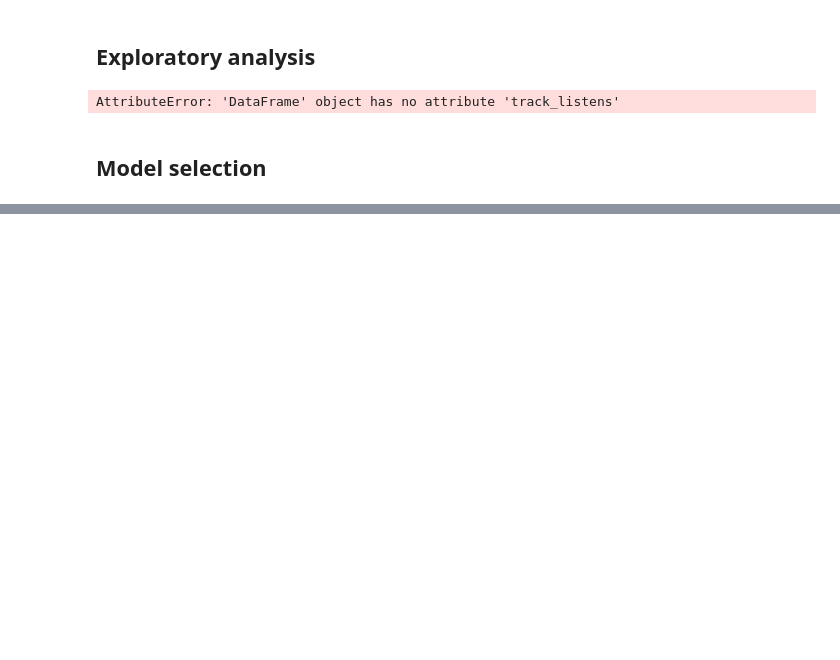
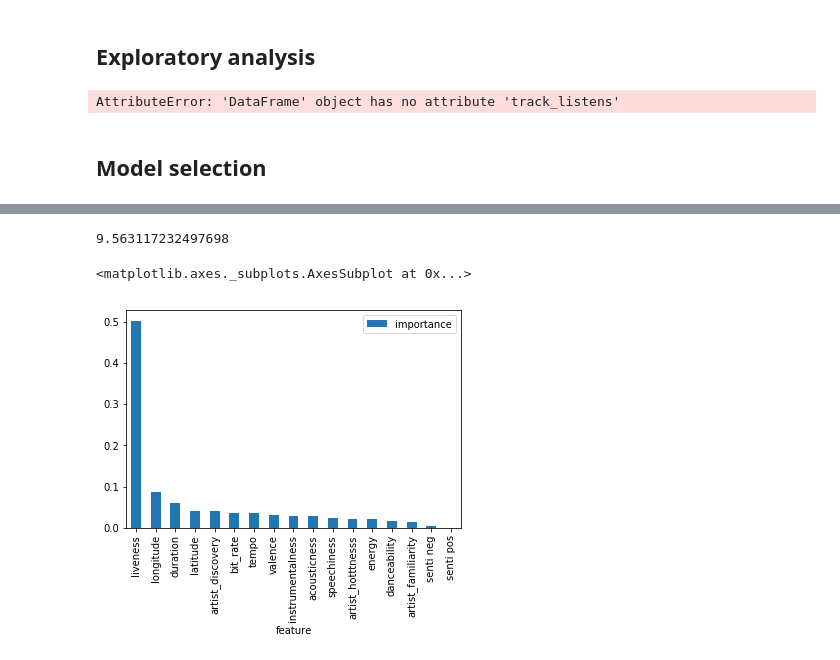
Before and after one commit to kathyyli/DS_project, a Jupyter notebook: DS project v2.ipynb, the cells around one changed output, grey strips where cells are left out. Cells and saved outputs as stored; diff of their text form; code cells hidden in the pictures; blank space fills up the shorter version.

```diff
--- a/DS project v2.ipynb
+++ b/DS project v2.ipynb
@@ -404,13 +442,41 @@ AttributeError: 'DataFrame' object has no attribute 'track_listens'
 # %%
 # Train random forest regression model
 
 # Regularize using L^1 penalty due to large number of features - pick optimal penalty and compare R^2
 
 # Use GridSearchCV with at least 2-fold validation
 
 # Check resulting model on 5 random folds of data
 
 # Plot coefficients for resulting model
+from sklearn.ensemble import RandomForestRegressor
+from sklearn.model_selection import train_test_split
+
+y = Rock_10[['track_listens']].values
+X=Rock_10.drop(['track_listens','track_ID'],axis=1).values
+scaler = preprocessing.StandardScaler()
+X_scaled = scaler.fit_transform(X)
+y_scaled = scaler.fit_transform(y.reshape(-1, 1))
+
+
+X_train, X_test, y_train, y_test = train_test_split(X_scaled, y_scaled, test_size=0.2, random_state=7)
+
+
+random_forest = RandomForestRegressor(n_estimators=100)
+random_forest.fit(X_train, y_train)
+
+Y_prediction = random_forest.predict(X_test)
+
+random_forest.score(X_test, y_test)
+acc_random_forest = random_forest.score(X_test, y_test) * 100
+print(acc_random_forest)
+importances = pd.DataFrame({'feature':Rock_10.drop(['track_listens','track_ID'],axis=1).columns,'importance':random_forest.feature_importances_})
+importances = importances.sort_values('importance',ascending=False).set_index('feature')
+importances.plot.bar()
+# %% [output]
+9.563117232497698
+<matplotlib.axes._subplots.AxesSubplot at 0x...>
+[figure, added]
 # %%
 # Explore adding other features to model, such as nonlinear features (interaction terms)
 # %%
```
Also changed, not shown: parts of 6 cells of this notebook.
